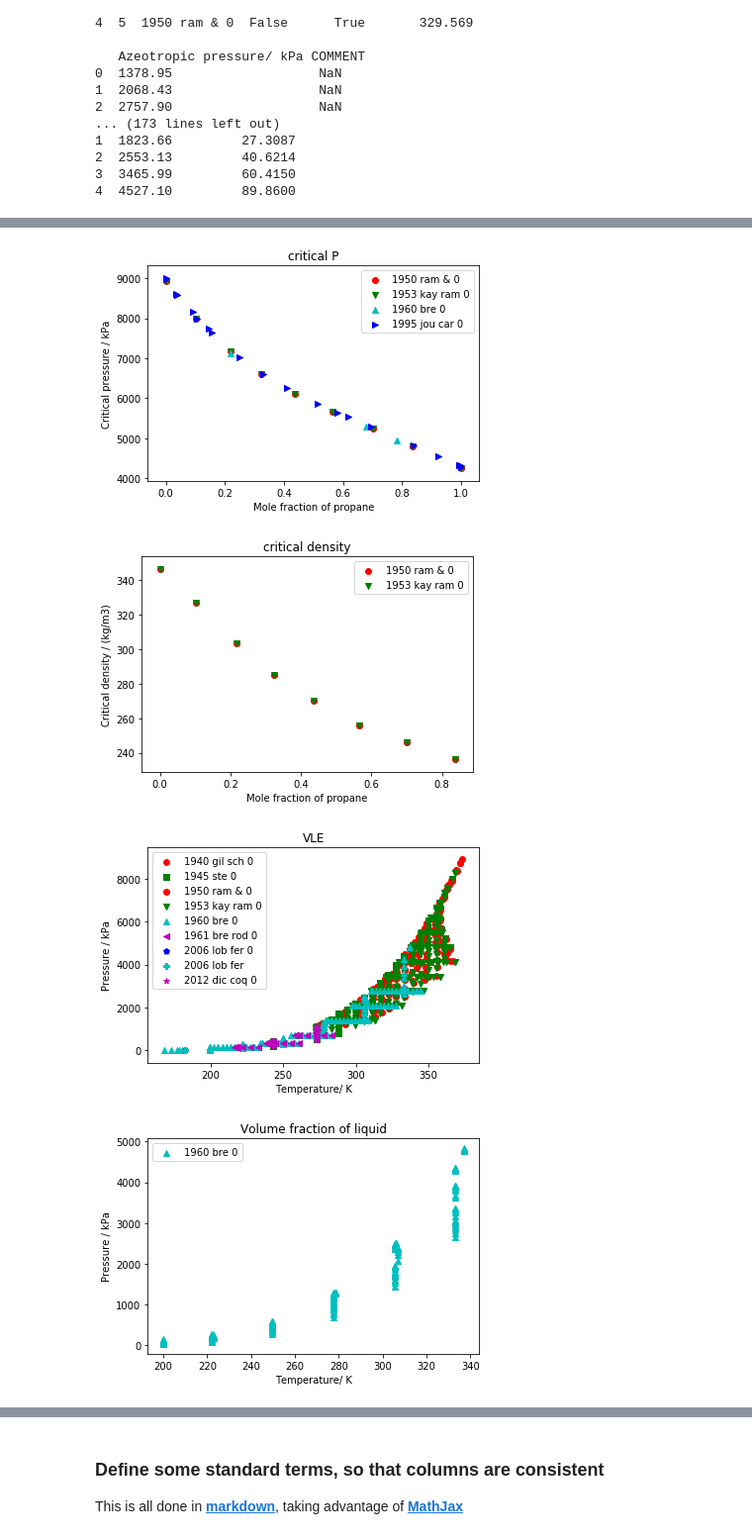
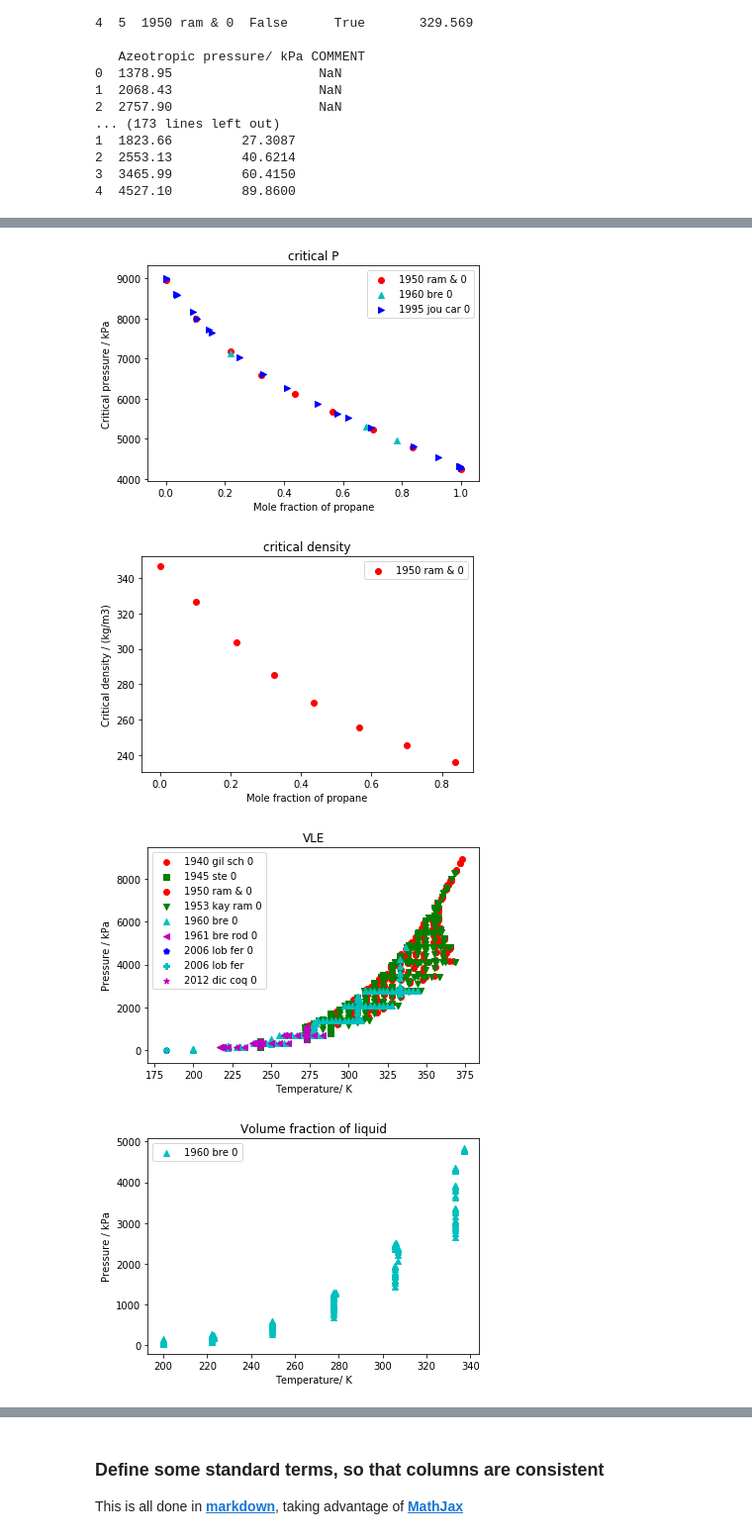
Before and after one commit to usnistgov/PPEPPD2019-data, a Jupyter notebook: EDA.ipynb, the cells around one changed output, grey strips where cells are left out. Shown at 99% size. Saved outputs shown, nothing was run; the diff lists cells and outputs as text; code cells hidden in the pictures.

Commit message:
Corrected rejected data bug

```diff
--- a/EDA.ipynb
+++ b/EDA.ipynb
@@ -66,9 +66,11 @@ plots = [['azeotropic P', 'Temperature / K', 'Azeotropic pressure/ kPa'],
          ['Saturated density of liquid',  'Liquid mole fraction of propane', 'Temperature/ K'],
         ]
 
-def plot_set(df, title=None, axes=None):
-    x = df.columns[0]
-    y = df.columns[1]
+def plot_set(df, x=None, y=None, title=None, axes=None):
+    if not x:
+        x = df.columns[0]
+    if not y:
+        y = df.columns[1]
 
     if not axes:
         plt.subplots(1,1)
@@ -77,8 +79,7 @@ def plot_set(df, title=None, axes=None):
     for src in df['Source'].unique():
         mask = (df['Source']==src) & (df[x].notnull()) & (df[y].notnull())
         if 'Rejected?' in df.columns:
-            mask &= ~df['Rejected?']
-            print(mask)
+            mask &= ~df['Rejected?'].astype(bool)
         if len(df[[x,y]][mask]) == 0:
             continue
         axes.scatter(df[x][mask],
@@ -93,5 +94,5 @@ def plot_set(df, title=None, axes=None):
     axes.legend()
 
 for (title, x, y) in plots:
-    plot_set(pdd[title][[x, y, 'Source']], title)
+    plot_set(pdd[title], x, y, title)
 # %% [output]
@@ -101,4 +102,4 @@ for (title, x, y) in plots:
-[figure, old version]
+[figure, new version]
-[figure, old version]
+[figure, new version]
-[figure, old version]
+[figure, new version]
 [figure]
```
Also changed, not shown: parts of 7 cells of this notebook.
